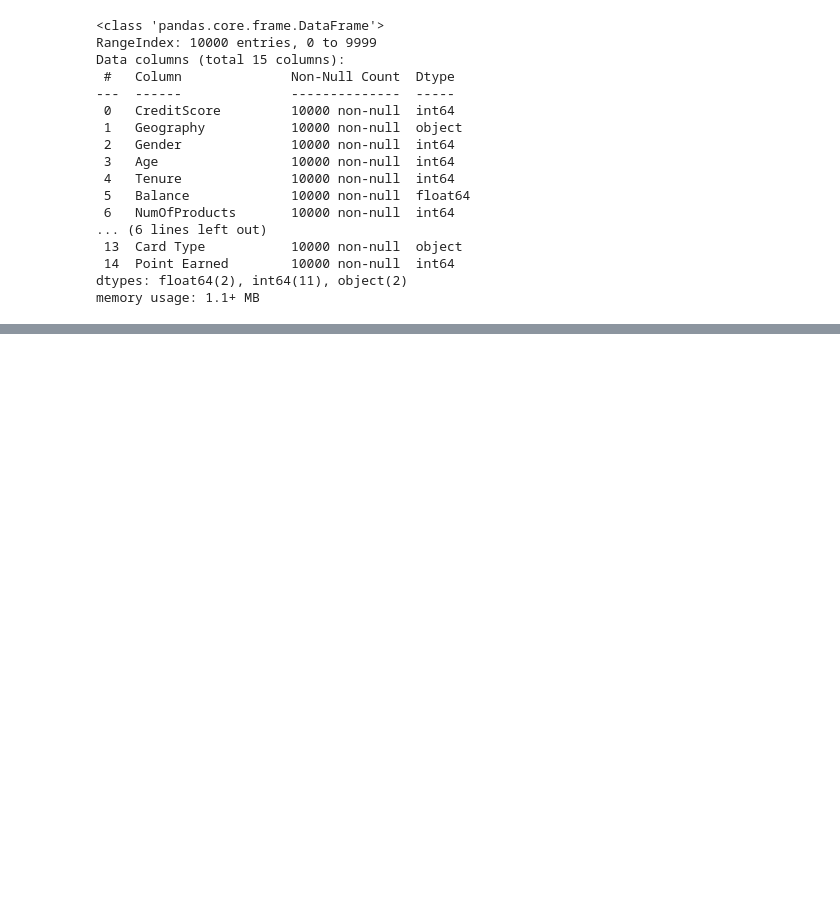
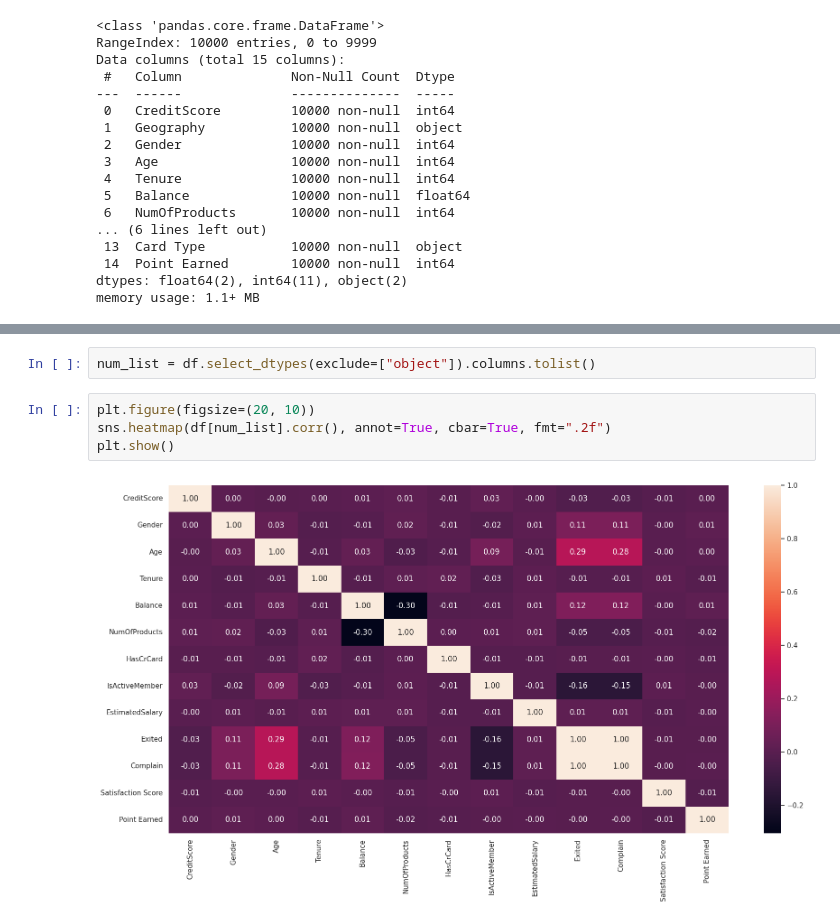
Before and after one commit to jahidul39306/bank_churn_kaggle, a Jupyter notebook: bank-churn.ipynb, the cells around one changed output, grey strips where cells are left out. Cells and saved outputs as stored; diff of their text form; blank space fills up the shorter version.

```diff
--- a/bank-churn.ipynb
+++ b/bank-churn.ipynb
@@ -150,0 +193,8 @@ memory usage: 1.1+ MB
+# %%
+num_list = df.select_dtypes(exclude=["object"]).columns.tolist()
+# %%
+plt.figure(figsize=(20, 10))
+sns.heatmap(df[num_list].corr(), annot=True, cbar=True, fmt=".2f")
+plt.show()
+# %% [output]
+[figure, added]
```
Also changed, not shown: parts of 9 cells of this notebook.
